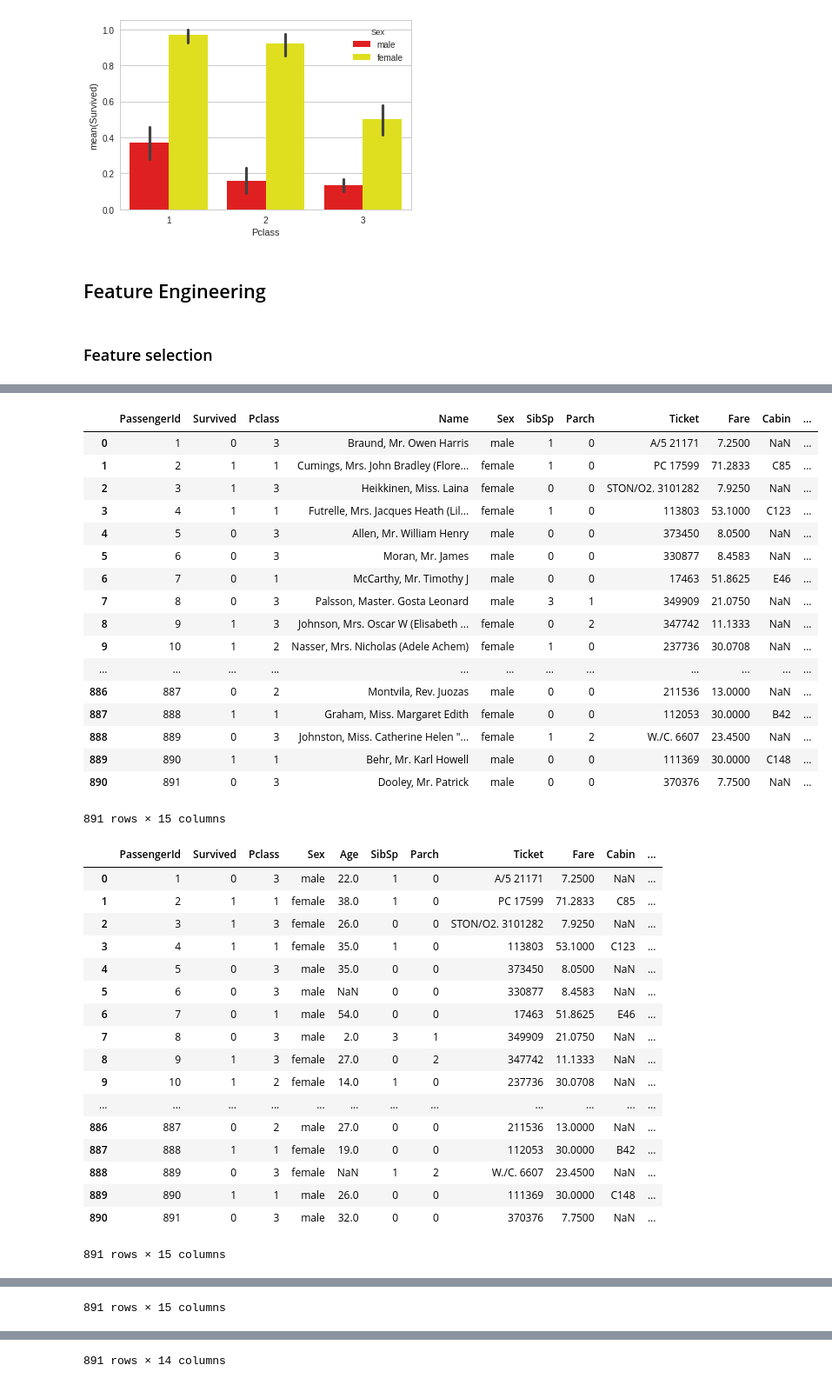
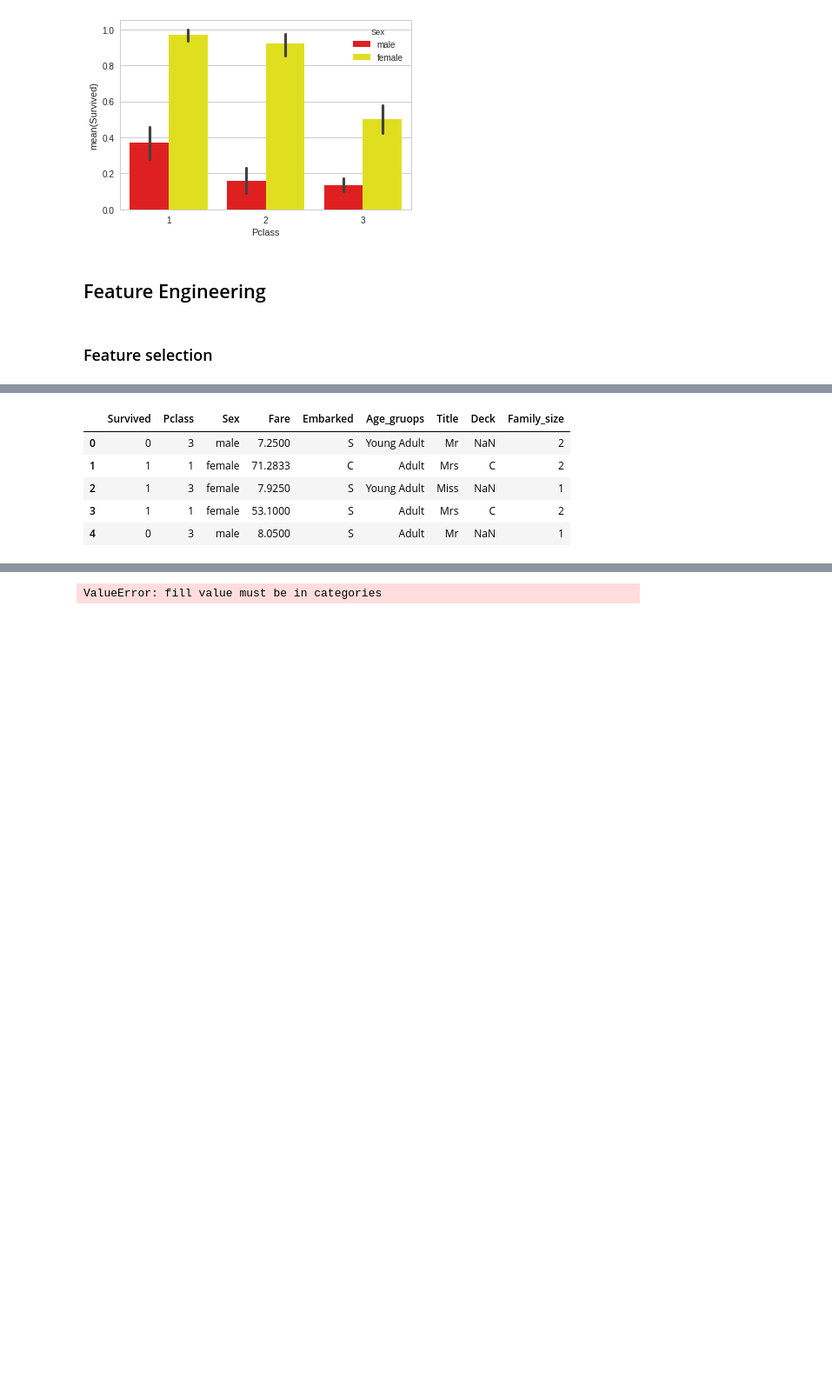
Before and after one commit to josefinaxberg/Titanic_ML, a Jupyter notebook: Titanic_ML/Titanic_Machine_Learning.ipynb, the cells around one changed output, grey strips where cells are left out. Shown at 87% size. Cells and saved outputs as stored; diff of their text form; code cells hidden in the pictures; blank space fills up the shorter version.

```diff
--- a/Titanic_ML/Titanic_Machine_Learning.ipynb
+++ b/Titanic_ML/Titanic_Machine_Learning.ipynb
@@ -140,8 +140,11 @@ sns.barplot(x='Pclass', y='Survived', hue='Sex', data=titanic_train_df, palette=
 ### Feature selection
 # %%
 # Fill NaN with 0
-titanic_train_df.fillna(0, axis=0)
-titanic_test_df.fillna(0, axis=0)
+titanic_train_df.fillna(0, axis=0, inplace=True)
+titanic_test_df.fillna(0, axis=0, inplace=True)
+
+titanic_train_df.head()
+titanic_test_df.head()
 # %% [output]
 |  | PassengerId | Survived | Pclass | Name | Sex | Age | SibSp | Parch | Ticket | Fare | ... |
 | 0 | 1 | 0 | 3 | Braund, Mr. Owen Harris | male | 22.0 | 1 | 0 | A/5 21171 | 7.2500 | ... |
@@ -182,5 +161,8 @@ titanic_test_df.fillna(0, axis=0)
 # %%
 # Feature selection, droping those columns that according to my human analysis won't be useful for prediction
-titanic_train_df.drop(['PassengerId','Ticket'], axis=1)
-titanic_test_df.drop(['Ticket'], axis=1)
+titanic_train_df.drop(['PassengerId','Ticket'], axis=1,inplace=True)
+titanic_test_df.drop(['Ticket'], axis=1,inplace=True)
+
+titanic_train_df.head()
+titanic_test_df.head()
 # %% [output]
@@ -223,54 +181,26 @@ titanic_test_df.drop(['Ticket'], axis=1)
 # %%
 # Simplifying the features and avoids overfitting by grouping the people in logical age groups
 titanic_train_df['Age_gruops'] = pd.cut(titanic_train_df['Age'], [0, 5, 15, 30, 60, 80], labels=['Toddler', 'Child','Young Adult', 'Adult', 'Old'])
-titanic_train_df.drop(['Age'], axis=1)
+titanic_train_df.drop(['Age'], axis=1, inplace=True)
 
 # The pure name does not seem relevant, lets extract the title to a new feature named "Titel"
 titanic_train_df['Title'] = titanic_train_df['Name'].str.split(", ", expand=True)[1].str.split(".", expand=True)[0]
-titanic_train_df.drop(['Name'], axis=1)
+titanic_train_df.drop(['Name'], axis=1,inplace=True)
 
 # The number of the cabin should not matter, but I belive the letter stands for "Deck",
 # lets extract the numbers in "Cabin" and replace the feature with a new one called "Deck"
 titanic_train_df['Deck'] = titanic_train_df['Cabin'].str.replace('\d+', '')
-titanic_train_df.drop(['Cabin'], axis=1)
+titanic_train_df.drop(['Cabin'], axis=1, inplace=True)
 
 # Seems logical to replace "SibSp" and "Parch" with a new feature called "Familysize"
 titanic_train_df['Family_size'] = titanic_train_df['SibSp'] + titanic_train_df['Parch'] + 1
-titanic_train_df.drop(['SibSp', 'Parch'], axis=1)
+titanic_train_df.drop(['SibSp', 'Parch'], axis=1,inplace=True)
+
+titanic_train_df.head()
 # %% [output]
-|  | PassengerId | Survived | Pclass | Name | Sex | SibSp | Parch | Ticket | Fare | Cabin | ... |
-| 0 | 1 | 0 | 3 | Braund, Mr. Owen Harris | male | 1 | 0 | A/5 21171 | 7.2500 | NaN | ... |
-| 1 | 2 | 1 | 1 | Cumings, Mrs. John Bradley (Flore... | female | 1 | 0 | PC 17599 | 71.2833 | C85 | ... |
-| 2 | 3 | 1 | 3 | Heikkinen, Miss. Laina | female | 0 | 0 | STON/O2. 3101282 | 7.9250 | NaN | ... |
-| 3 | 4 | 1 | 1 | Futrelle, Mrs. Jacques Heath (Lil... | female | 1 | 0 | 113803 | 53.1000 | C123 | ... |
-| 4 | 5 | 0 | 3 | Allen, Mr. William Henry | male | 0 | 0 | 373450 | 8.0500 | NaN | ... |
-| 5 | 6 | 0 | 3 | Moran, Mr. James | male | 0 | 0 | 330877 | 8.4583 | NaN | ... |
-| 6 | 7 | 0 | 1 | McCarthy, Mr. Timothy J | male | 0 | 0 | 17463 | 51.8625 | E46 | ... |
-| 7 | 8 | 0 | 3 | Palsson, Master. Gosta Leonard | male | 3 | 1 | 349909 | 21.0750 | NaN | ... |
-| 8 | 9 | 1 | 3 | Johnson, Mrs. Oscar W (Elisabeth ... | female | 0 | 2 | 347742 | 11.1333 | NaN | ... |
-| 9 | 10 | 1 | 2 | Nasser, Mrs. Nicholas (Adele Achem) | female | 1 | 0 | 237736 | 30.0708 | NaN | ... |
-| ... | ... | ... | ... | ... | ... | ... | ... | ... | ... | ... | ... |
-| 886 | 887 | 0 | 2 | Montvila, Rev. Juozas | male | 0 | 0 | 211536 | 13.0000 | NaN | ... |
-| 887 | 888 | 1 | 1 | Graham, Miss. Margaret Edith | female | 0 | 0 | 112053 | 30.0000 | B42 | ... |
-| 888 | 889 | 0 | 3 | Johnston, Miss. Catherine Helen "... | female | 1 | 2 | W./C. 6607 | 23.4500 | NaN | ... |
-| 889 | 890 | 1 | 1 | Behr, Mr. Karl Howell | male | 0 | 0 | 111369 | 30.0000 | C148 | ... |
-| 890 | 891 | 0 | 3 | Dooley, Mr. Patrick | male | 0 | 0 | 370376 | 7.7500 | NaN | ... |
+|  | Survived | Pclass | Sex | Fare | Embarked | Age_gruops | Title | Deck | Family_size |
+| 0 | 0 | 3 | male | 7.2500 | S | Young Adult | Mr | NaN | 2 |
+| 1 | 1 | 1 | female | 71.2833 | C | Adult | Mrs | C | 2 |
+| 2 | 1 | 3 | female | 7.9250 | S | Young Adult | Miss | NaN | 1 |
+| 3 | 1 | 1 | female | 53.1000 | S | Adult | Mrs | C | 2 |
+| 4 | 0 | 3 | male | 8.0500 | S | Adult | Mr | NaN | 1 |
-891 rows × 15 columns
-|  | PassengerId | Survived | Pclass | Sex | Age | SibSp | Parch | Ticket | Fare | Cabin | ... |
-| 0 | 1 | 0 | 3 | male | 22.0 | 1 | 0 | A/5 21171 | 7.2500 | NaN | ... |
-| 1 | 2 | 1 | 1 | female | 38.0 | 1 | 0 | PC 17599 | 71.2833 | C85 | ... |
-| 2 | 3 | 1 | 3 | female | 26.0 | 0 | 0 | STON/O2. 3101282 | 7.9250 | NaN | ... |
-| 3 | 4 | 1 | 1 | female | 35.0 | 1 | 0 | 113803 | 53.1000 | C123 | ... |
-| 4 | 5 | 0 | 3 | male | 35.0 | 0 | 0 | 373450 | 8.0500 | NaN | ... |
-| 5 | 6 | 0 | 3 | male | NaN | 0 | 0 | 330877 | 8.4583 | NaN | ... |
-| 6 | 7 | 0 | 1 | male | 54.0 | 0 | 0 | 17463 | 51.8625 | E46 | ... |
-| 7 | 8 | 0 | 3 | male | 2.0 | 3 | 1 | 349909 | 21.0750 | NaN | ... |
-| 8 | 9 | 1 | 3 | female | 27.0 | 0 | 2 | 347742 | 11.1333 | NaN | ... |
-| 9 | 10 | 1 | 2 | female | 14.0 | 1 | 0 | 237736 | 30.0708 | NaN | ... |
-| ... | ... | ... | ... | ... | ... | ... | ... | ... | ... | ... | ... |
-| 886 | 887 | 0 | 2 | male | 27.0 | 0 | 0 | 211536 | 13.0000 | NaN | ... |
-| 887 | 888 | 1 | 1 | female | 19.0 | 0 | 0 | 112053 | 30.0000 | B42 | ... |
-| 888 | 889 | 0 | 3 | female | NaN | 1 | 2 | W./C. 6607 | 23.4500 | NaN | ... |
-| 889 | 890 | 1 | 1 | male | 26.0 | 0 | 0 | 111369 | 30.0000 | C148 | ... |
-| 890 | 891 | 0 | 3 | male | 32.0 | 0 | 0 | 370376 | 7.7500 | NaN | ... |
-891 rows × 15 columns
@@ -294 +206,0 @@ titanic_train_df.drop(['SibSp', 'Parch'], axis=1)
-891 rows × 15 columns
@@ -312,4 +207,10 @@ titanic_train_df.drop(['SibSp', 'Parch'], axis=1)
-891 rows × 14 columns
+# %%
+# Drop NaN for the new feature "Deck"
+titanic_train_df.fillna(0, axis=0, inplace=True)
+
+titanic_train_df.head() ???
+# %% [output]
+ValueError: fill value must be in categories
 # %%
 TO DO:
 # %%
```
Also changed, not shown: parts of 3 cells of this notebook.
